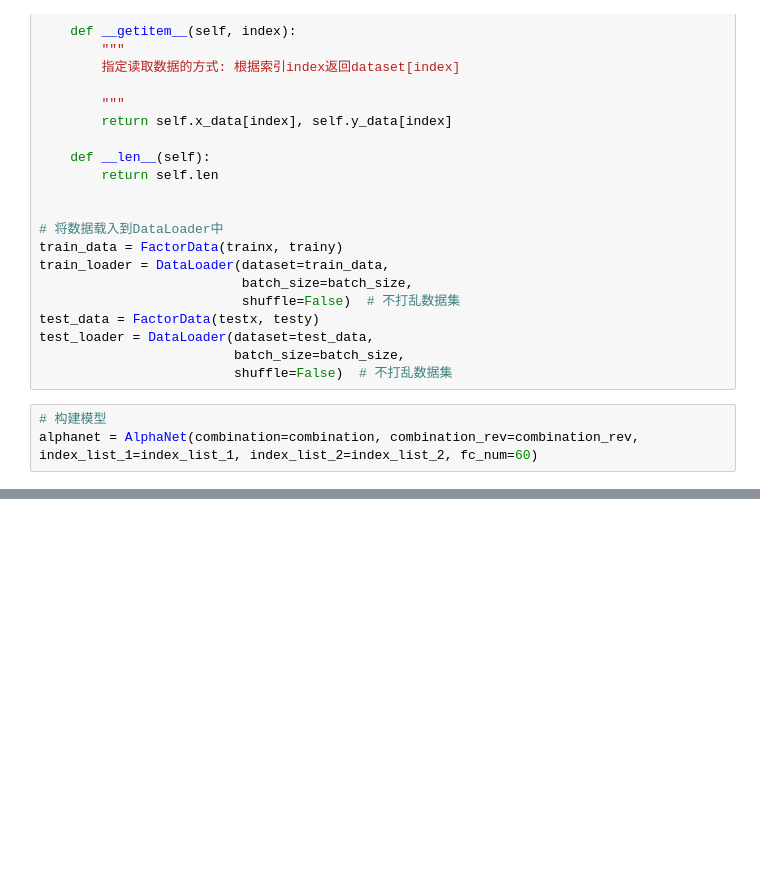
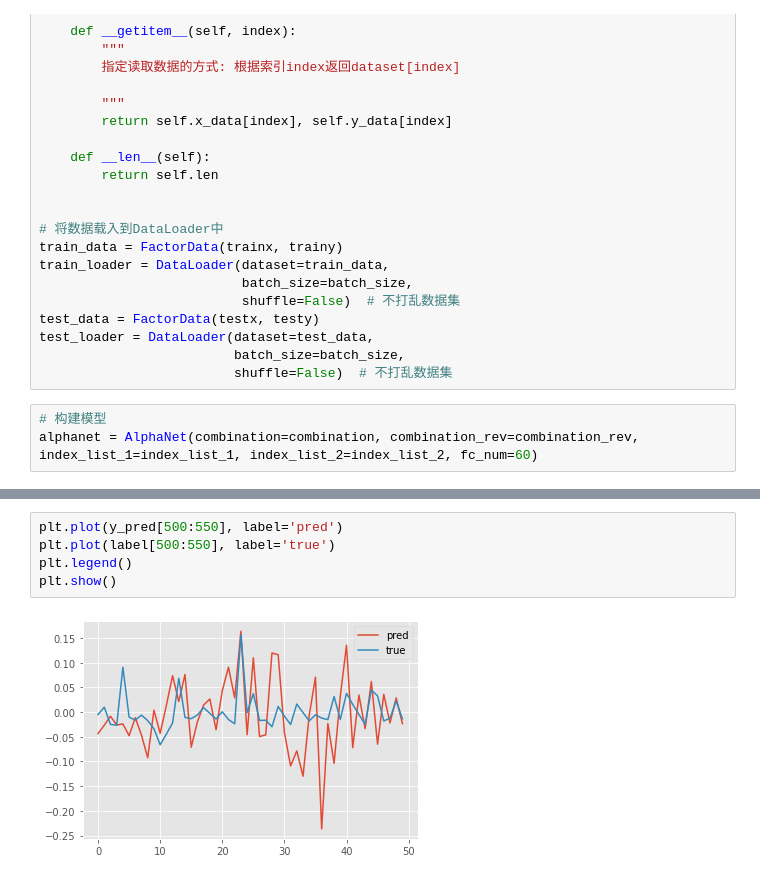
Before and after one commit to jeremy-feng/AlphaNet, a Jupyter notebook: model/model_v3_gru.ipynb, the cells around one changed output, grey strips where cells are left out. Drawn from its saved outputs; the diff is of its cells as text; blank space fills up the shorter version.

```diff
--- a/model/model_v3_gru.ipynb
+++ b/model/model_v3_gru.ipynb
@@ -427,0 +487,7 @@ with plt.style.context(['ggplot']):
+# %%
+plt.plot(y_pred[500:550], label='pred')
+plt.plot(label[500:550], label='true')
+plt.legend()
+plt.show()
+# %% [output]
+[figure, added]
```
Also changed, not shown: parts of 9 cells of this notebook, 3 other files.
